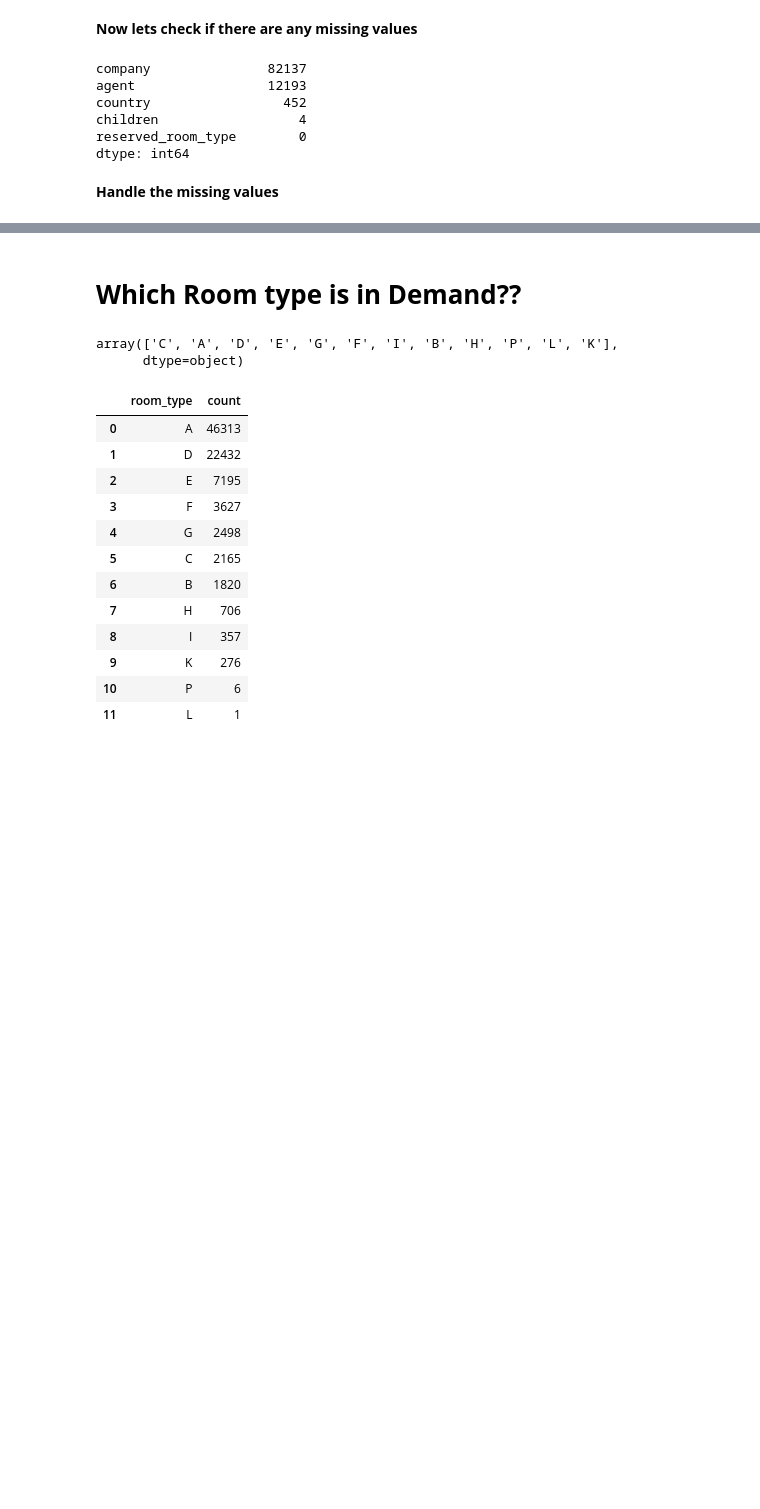
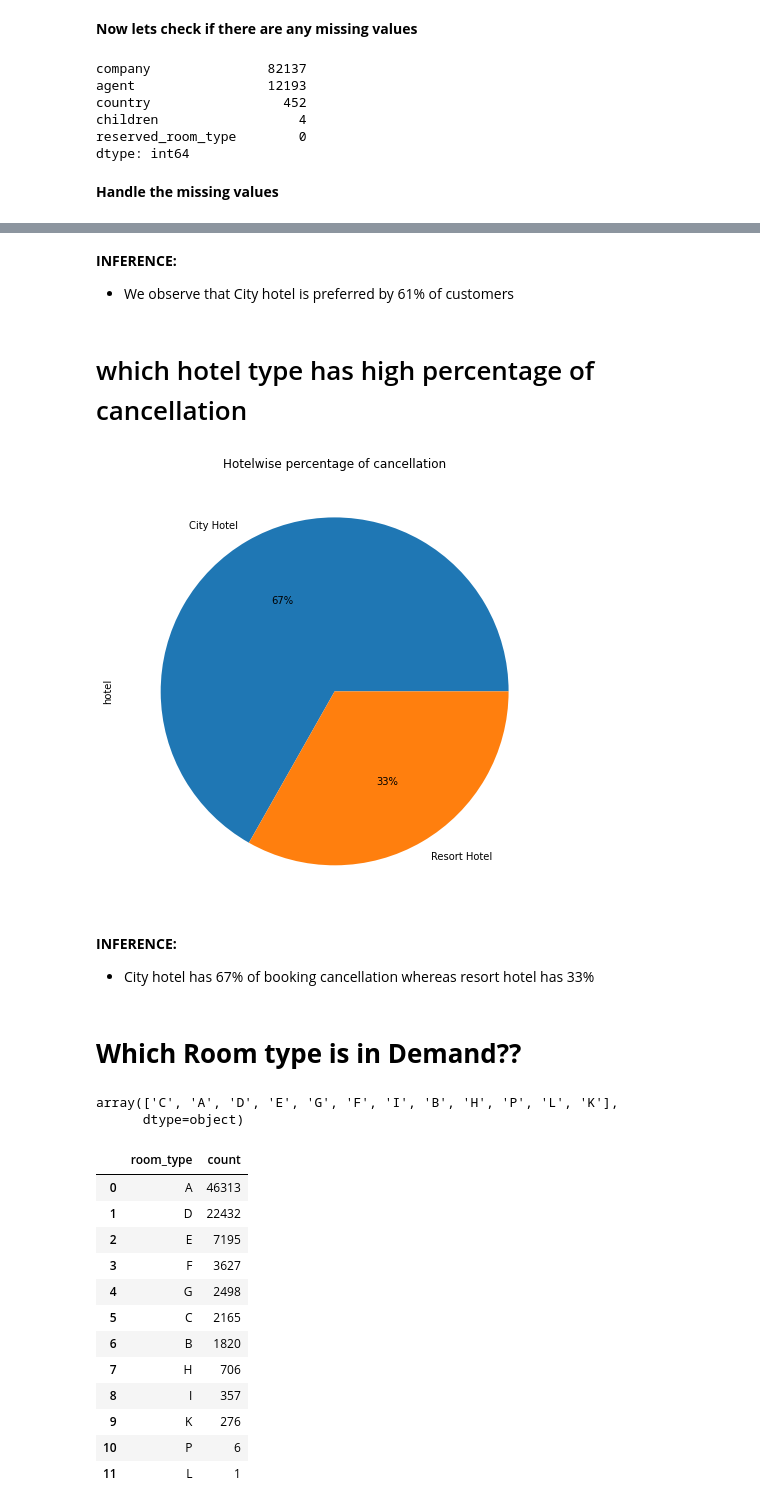
Before and after one commit to rimshaharmaen/EDA-Hotel-Booking-Analysis, a Jupyter notebook: Rimsha_Harmaen_Hotel_Booking.ipynb, the cells around one changed output, grey strips where cells are left out. Drawn from its saved outputs; the diff is of its cells as text; code cells hidden in the pictures; blank space fills up the shorter version.

```diff
--- a/Rimsha_Harmaen_Hotel_Booking.ipynb
+++ b/Rimsha_Harmaen_Hotel_Booking.ipynb
@@ -140,3 +152,21 @@ df[['agent']] = df[['agent']].fillna(0) #filling missing value with 0
+# %% [markdown]
+
+**INFERENCE:**
+
+*  We observe that City hotel is preferred by 61% of customers
+# %% [markdown]
+# which hotel type has high percentage of cancellation
+# %%
+#which hotel type has high  percentage of cancellation
+max_cancellation=df[df['is_canceled'] == 1]['hotel'].value_counts()
+max_cancellation.plot(kind='pie',autopct='%1.0f%%' ,figsize=(8,8))
+plt.title("Hotelwise percentage of cancellation")
+plt.show()
+# %% [output]
+[figure, added]
+# %% [markdown]
+**INFERENCE:**
+*  City hotel has 67% of booking cancellation whereas resort hotel has 33%
 # %% [markdown]
 # **Which Room type is in Demand??**
 # %%
```
Also changed, not shown: parts of 39 cells of this notebook.
